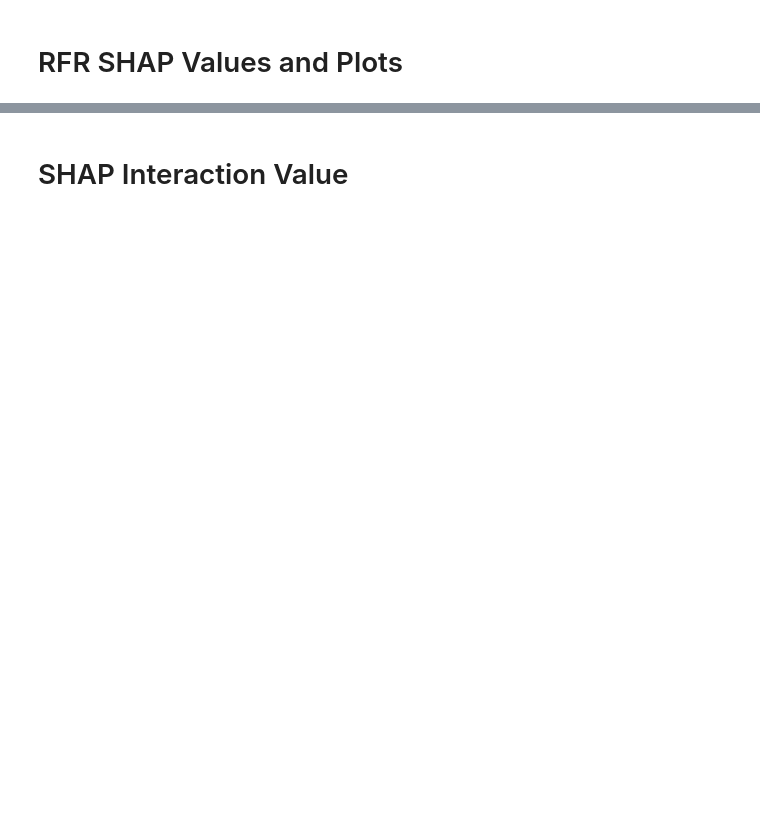
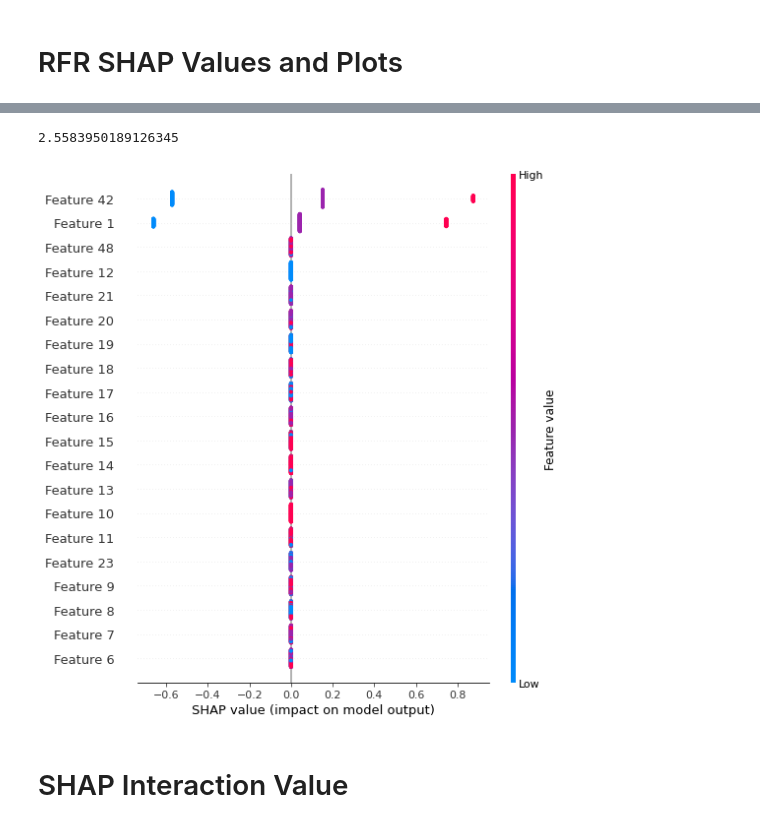
Before and after one commit to KevinDelao/UCLA_Summer_Project, a Jupyter notebook: UCLA_Summer_Code.ipynb, the cells around one changed output, grey strips where cells are left out. Saved outputs shown, nothing was run; the diff lists cells and outputs as text; code cells hidden in the pictures; blank space fills up the shorter version.

```diff
--- a/UCLA_Summer_Code.ipynb
+++ b/UCLA_Summer_Code.ipynb
@@ -447,0 +509,26 @@ shap.summary_plot(shap_values, x_train, plot_type="bar")
+# %%
+def mean_shap_values(shap_values):
+    if len(shap_values) == 2:
+        mean_shap = [0] * len(shap_values[0][0])
+        for shap_value in shap_values[0]:
+            for x in range(0, len(shap_value)):
+                mean_shap[x] = mean_shap[x] + abs(shap_value[x])
+        for x in range(0, len(shap_values[0])):
+            mean_shap[x] = abs(mean_shap[x] / len(shap_values[0]))
+    else:
+        mean_shap = [0] * len(shap_values[0])
+        for shap_value in shap_values:
+            for x in range(0, len(shap_value)):
+                mean_shap[x] = mean_shap[x] + abs(shap_value[x])
+        for x in range(0, len(shap_values[0])):
+            mean_shap[x] = abs(mean_shap[x] / len(shap_values[0]))
+    return mean_shap
+
+def max_mean_feature(shap_values):
+    mean_shap = mean_shap_values(shap_values)
+    return mean_shap.index(max(mean_shap)), mean_shap[mean_shap.index(max(mean_shap))]
+# %%
+index, shap = max_mean_feature(shap_values)
+shap
+# %% [output]
+2.5583950189126345
@@ -448,5 +543,7 @@ shap.summary_plot(shap_values, x_train, plot_type="bar")
 # %%
-shap.summary_plot(shap_values,x_train)
+shap.summary_plot(shap_values,x_test)
+# %% [output]
+[figure, added]
 # %% [markdown]
 # SHAP Interaction Value
 # %%
```
Also changed, not shown: parts of 43 cells of this notebook.
